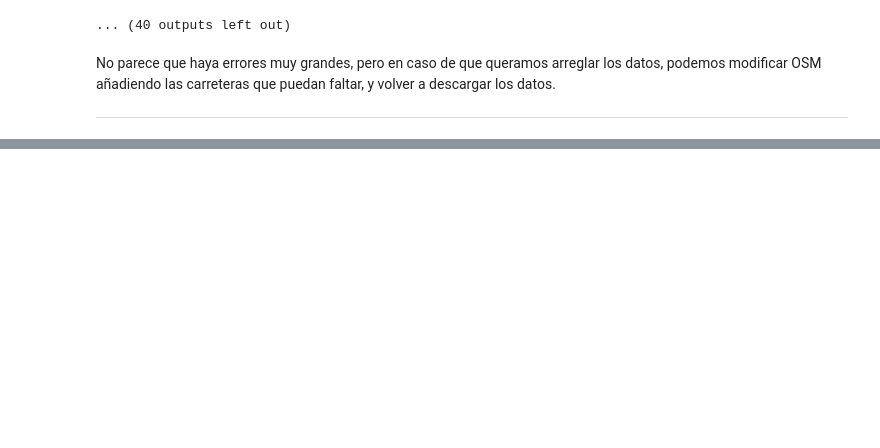
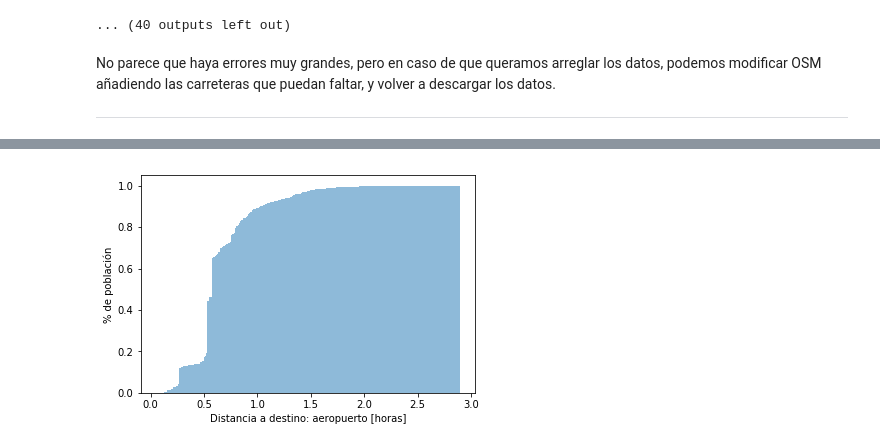
Before and after one commit to brunosan/Acesibilidad-rural-en-Asturias, a Jupyter notebook: Accesibilidad rural.ipynb, the cells around one changed output, grey strips where cells are left out. Drawn from its saved outputs; the diff is of its cells as text; code cells hidden in the pictures; blank space fills up the shorter version.

```diff
--- a/Accesibilidad rural.ipynb
+++ b/Accesibilidad rural.ipynb
@@ -352,0 +395,8 @@ SyntaxError: invalid syntax (<ipython-input-221-4f7e8e3b84ec>, line 1)
+# %%
+plt.figure()
+lugares['t_'+origen_nombre].plot.hist(alpha=0.5,bins=500,cumulative=True,density=True,weights=lugares['POBLACION'])
+plt.ylabel('% de población')
+plt.xlabel('Distancia a destino: '+origen_nombre+' [horas]')
+plt.show()
+# %% [output]
+[figure, added]
```
Also changed, not shown: parts of 12 cells of this notebook, 1 other file.
